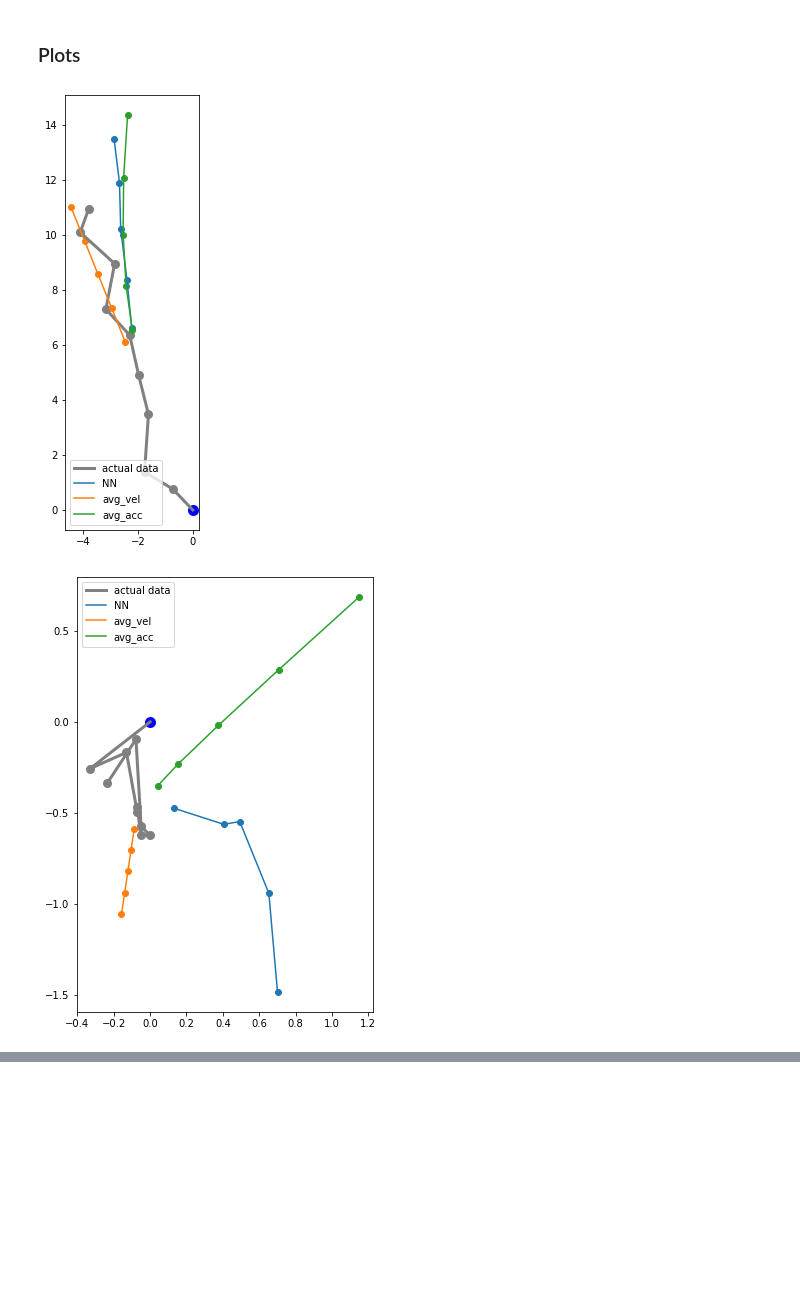
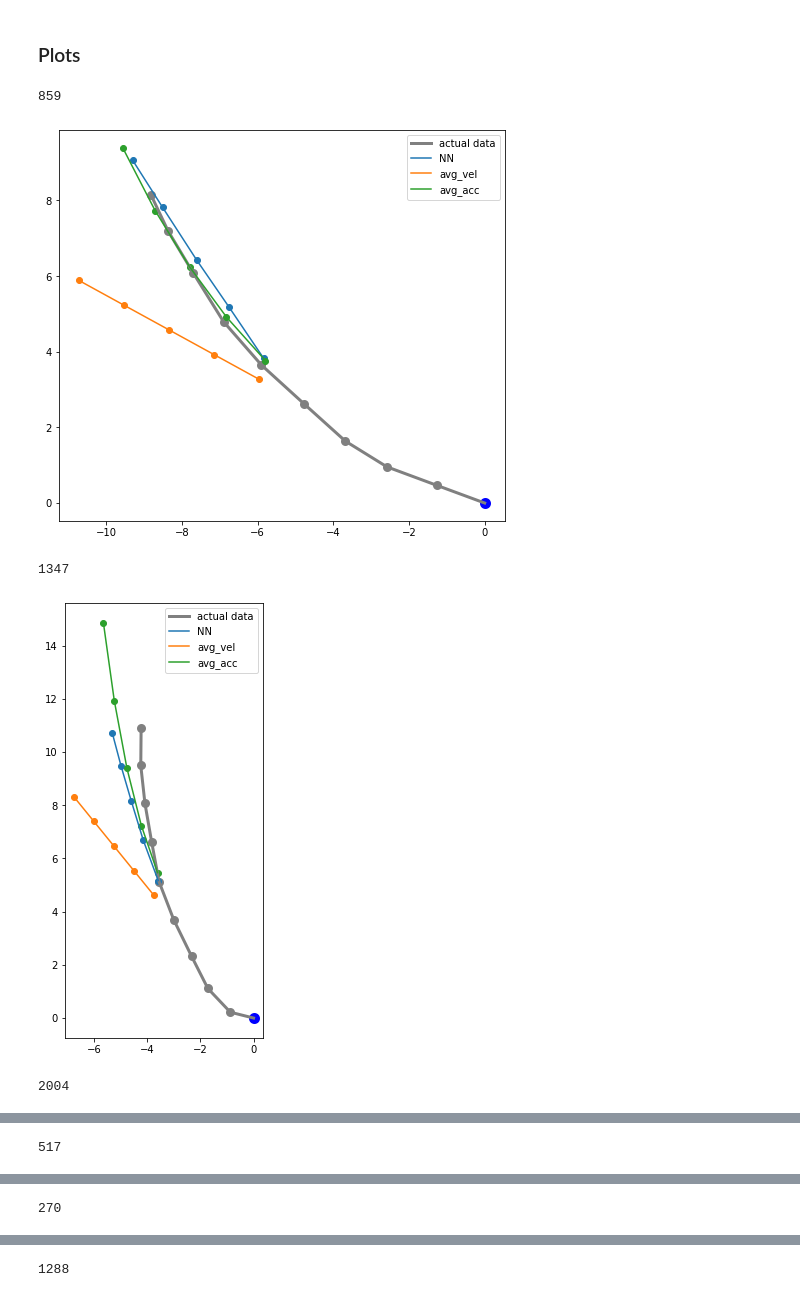
Before and after one commit to karlriis/trajectory-forecasting, a Jupyter notebook: Demo.ipynb, the cells around one changed output, grey strips where cells are left out. Drawn from its saved outputs; the diff is of its cells as text; code cells hidden in the pictures; blank space fills up the shorter version.

Commit message:
fix plotting in demo, add UCY data

```diff
--- a/Demo.ipynb
+++ b/Demo.ipynb
@@ -197,42 +206,42 @@ def run_models(data, test_agent_ids):
     last_acc_const_FDE = []
     discount_acc_const_FDE = []
 
-    NN_preds = []
-    avg_vel_const_preds = []
-    last_vel_const_preds = []
-    discount_vel_const_preds = []
-    avg_acc_const_preds = []
-    last_acc_const_preds = []
-    discount_acc_const_preds = []
+    NN_preds = {}
+    avg_vel_const_preds = {}
+    last_vel_const_preds = {}
+    discount_vel_const_preds = {}
+    avg_acc_const_preds = {}
+    last_acc_const_preds = {}
+    discount_acc_const_preds = {}
 
     for idx, agent_id in enumerate(test_agent_ids):
         NN = NN_prediction(data, agent_id)
-        NN_preds.append((NN[0], NN[1]))
         NN_FDE.append(NN[2])
+        NN_preds[agent_id] = (NN[0], NN[1])
 
         avg_vel_const_data = avg_vel_const(data, agent_id)
         avg_vel_const_FDE.append(avg_vel_const_data[0])
-        avg_vel_const_preds.append((avg_vel_const_data[1], avg_vel_const_data[2]))
+        avg_vel_const_preds[agent_id] = (avg_vel_const_data[1], avg_vel_const_data[2])
 
         last_vel_const_data = last_vel_const(data, agent_id)
         last_vel_const_FDE.append(last_vel_const_data[0])
-        last_vel_const_preds.append((last_vel_const_data[1], last_vel_const_data[2]))
+        last_vel_const_preds[agent_id] = (last_vel_const_data[1], last_vel_const_data[2])
 
         discount_vel_const_data = discount_vel_const(data, agent_id)
         discount_vel_const_FDE.append(discount_vel_const_data[0])
-        discount_vel_const_preds.append((discount_vel_const_data[1], discount_vel_const_data[2]))
+        discount_vel_const_preds[agent_id] = (discount_vel_const_data[1], discount_vel_const_data[2])
 
         avg_acc_const_data = avg_acc_const(data, agent_id)
         avg_acc_const_FDE.append(avg_acc_const_data[0])
-        avg_acc_const_preds.append((avg_acc_const_data[1], avg_acc_const_data[2]))
+        avg_acc_const_preds[agent_id] = (avg_acc_const_data[1], avg_acc_const_data[2])
 
         last_acc_const_data = last_acc_const(data, agent_id)
         last_acc_const_FDE.append(last_acc_const_data[0])
-        last_acc_const_preds.append((last_acc_const_data[1], last_acc_const_data[2]))
+        last_acc_const_preds[agent_id] = (last_acc_const_data[1], last_acc_const_data[2])
 
         discount_acc_const_data = discount_acc_const(data, agent_id)
         discount_acc_const_FDE.append(discount_acc_const_data[0])
-        discount_acc_const_preds.append((discount_acc_const_data[1], discount_acc_const_data[2]))
+        discount_acc_const_preds[agent_id] = (discount_acc_const_data[1], discount_acc_const_data[2])
 
     res_FDE = [
         np.mean(NN_FDE),
@@ -291,28 +302,31 @@ df
 # %% [markdown]
 ### Plots
 # %%
-for idx, agent_id in enumerate(edinburgh_test_agent_ids[:5]):
+for agent_id in edinburgh_test_agent_ids[4:20]:
+    print(agent_id)
 
     sample_x, sample_y, test_x, test_y = generate_data(edinburgh_data, 0, agent_id, 5)
     # Plot actual data
     plt.figure(figsize=(8, 8))
     plt.axes().set_aspect('equal')
 
     plt.plot(np.append(sample_x, test_x), np.append(sample_y, test_y), label="actual data", color='gray', linewidth=3)
     plt.scatter(np.append(sample_x, test_x), np.append(sample_y, test_y), color='gray', linewidth=3)
     plt.scatter(sample_x[0], sample_y[0], color='b', linewidth=5)
     plt.scatter(sample_x[-1], sample_y[-1], color='gray')
 
     for key in edinburgh_preds:
-
-        pred_x = edinburgh_preds[key][idx][0]
-        pred_y = edinburgh_preds[key][idx][1]
+        pred_x = edinburgh_preds[key][agent_id][0]
+        pred_y = edinburgh_preds[key][agent_id][1]
 
         plt.plot(pred_x, pred_y, label=key)
         plt.scatter(pred_x, pred_y)
 
     plt.legend()
     plt.show()
 # %% [output]
+859
-[figure, old version]
+[figure, new version]
+1347
-[figure, old version]
+[figure, new version]
+2004
@@ -319,0 +334 @@ for idx, agent_id in enumerate(edinburgh_test_agent_ids[:5]):
+517
@@ -320,0 +336 @@ for idx, agent_id in enumerate(edinburgh_test_agent_ids[:5]):
+270
@@ -321,0 +338 @@ for idx, agent_id in enumerate(edinburgh_test_agent_ids[:5]):
+1288
```
Also changed, not shown: parts of 10 cells of this notebook, 2 other files.
